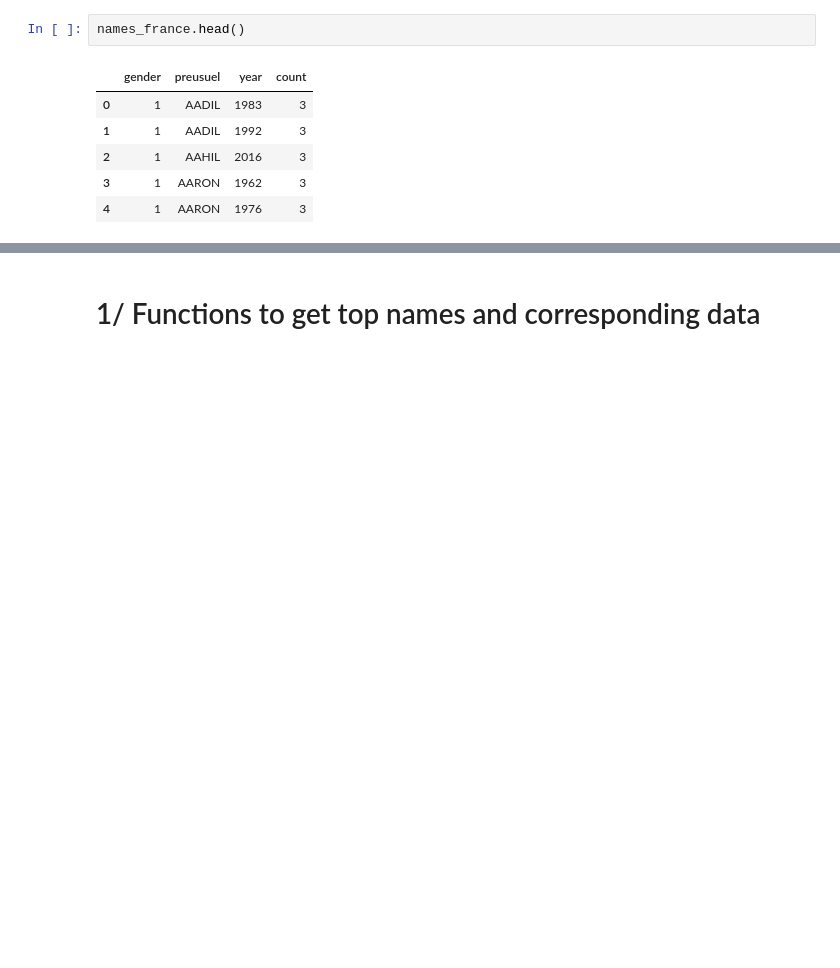
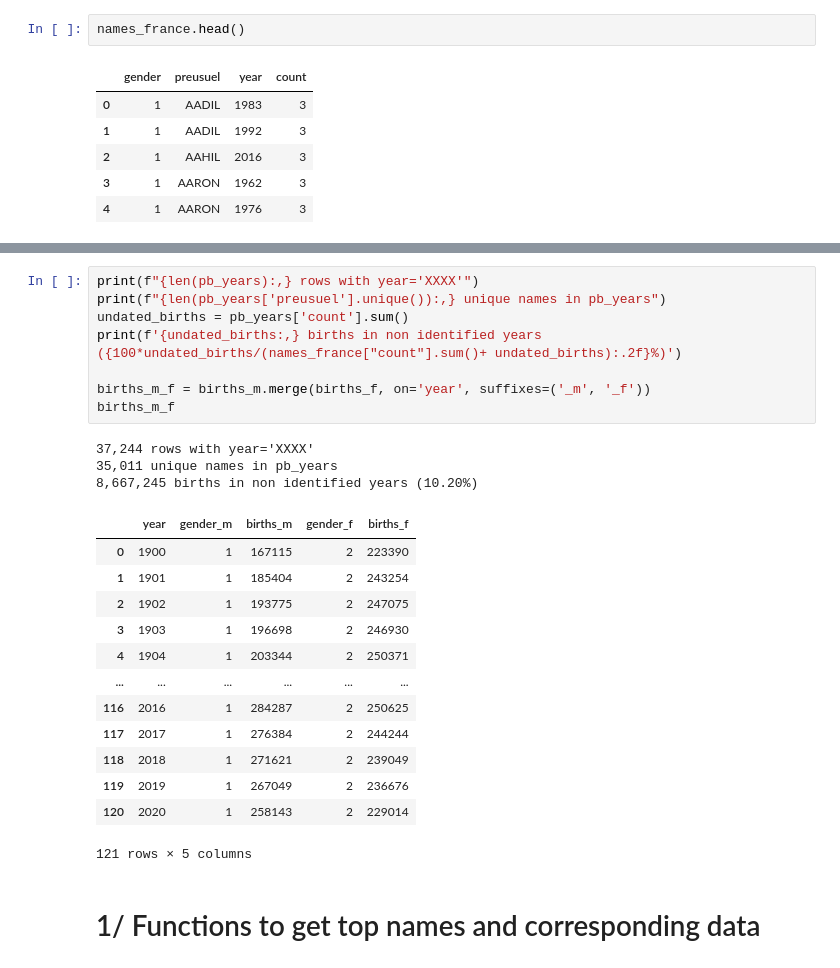
Before and after one commit to edoduc/Baby-names-data-visualization, a Jupyter notebook: visualization_3_gender_effect/IGR204_project_visualization_3_gender.ipynb, the cells around one changed output, grey strips where cells are left out. Cells and saved outputs as stored; diff of their text form; blank space fills up the shorter version.

```diff
--- a/visualization_3_gender_effect/IGR204_project_visualization_3_gender.ipynb
+++ b/visualization_3_gender_effect/IGR204_project_visualization_3_gender.ipynb
@@ -73,3 +93,28 @@ None
+# %%
+print(f"{len(pb_years):,} rows with year='XXXX'")
+print(f"{len(pb_years['preusuel'].unique()):,} unique names in pb_years")
+undated_births = pb_years['count'].sum()
+print(f'{undated_births:,} births in non identified years ({100*undated_births/(names_france["count"].sum()+ undated_births):.2f}%)')
+
+births_m_f = births_m.merge(births_f, on='year', suffixes=('_m', '_f'))
+births_m_f
+# %% [output]
+37,244 rows with year='XXXX'
+35,011 unique names in pb_years
+8,667,245 births in non identified years (10.20%)
+|  | year | gender_m | births_m | gender_f | births_f |
+| 0 | 1900 | 1 | 167115 | 2 | 223390 |
+| 1 | 1901 | 1 | 185404 | 2 | 243254 |
+| 2 | 1902 | 1 | 193775 | 2 | 247075 |
+| 3 | 1903 | 1 | 196698 | 2 | 246930 |
+| 4 | 1904 | 1 | 203344 | 2 | 250371 |
+| ... | ... | ... | ... | ... | ... |
+| 116 | 2016 | 1 | 284287 | 2 | 250625 |
+| 117 | 2017 | 1 | 276384 | 2 | 244244 |
+| 118 | 2018 | 1 | 271621 | 2 | 239049 |
+| 119 | 2019 | 1 | 267049 | 2 | 236676 |
+| 120 | 2020 | 1 | 258143 | 2 | 229014 |
+121 rows × 5 columns
 # %% [markdown]
 # 1/ Functions to get top names and corresponding data
 # %%
```
Also changed, not shown: parts of 26 cells of this notebook, 4 other files.
